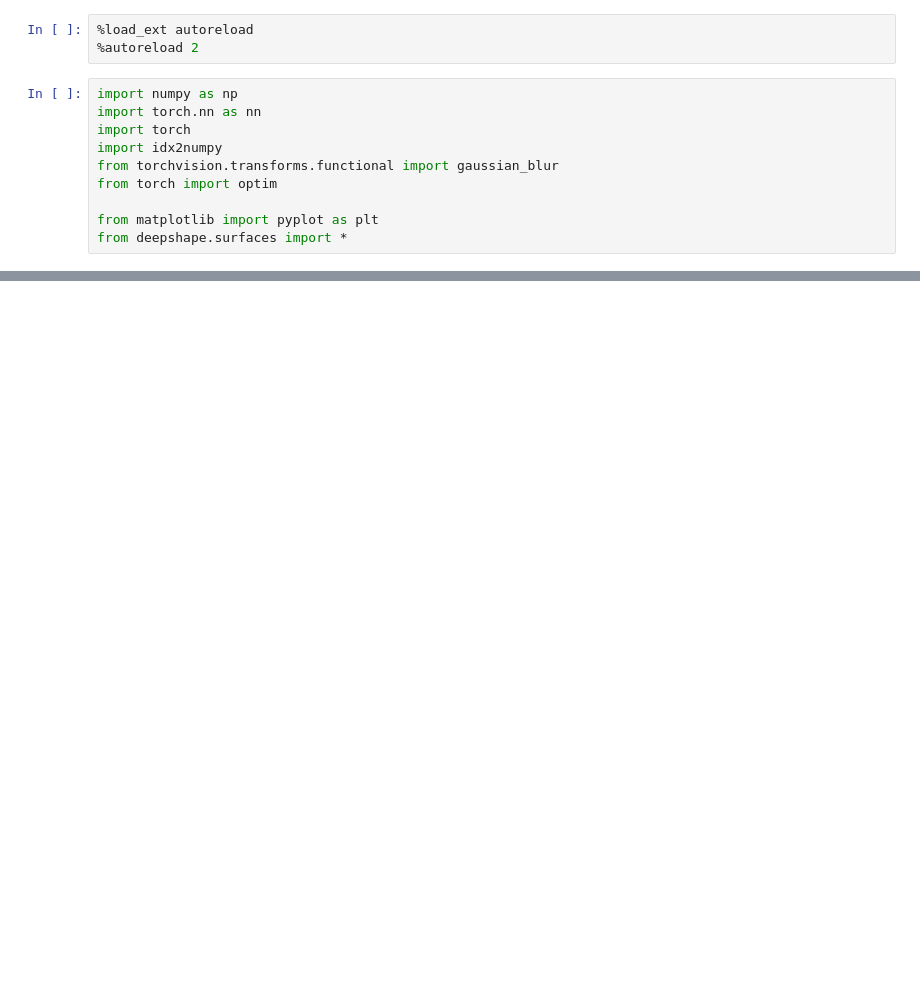
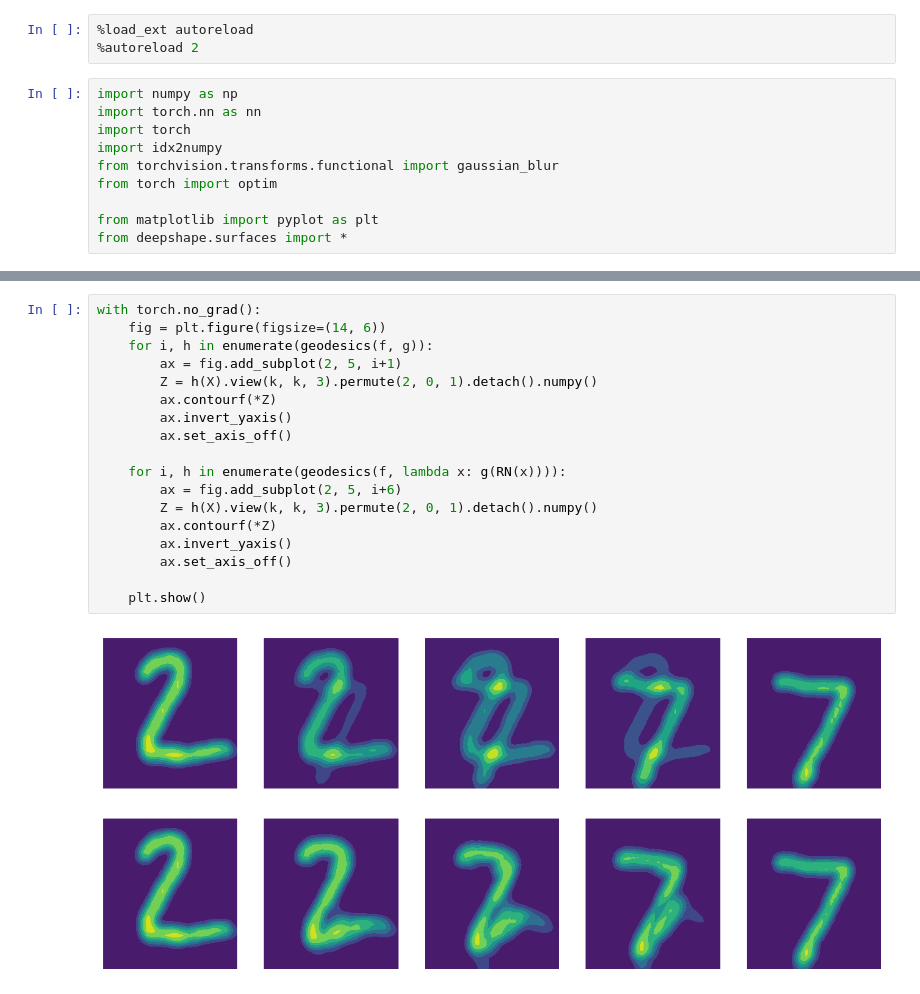
Before and after one commit to jorgenriseth/deepshape, a Jupyter notebook: example-notebooks/Digit Matching.ipynb, the cells around one changed output, grey strips where cells are left out. Drawn from its saved outputs; the diff is of its cells as text; blank space fills up the shorter version.

```diff
--- a/example-notebooks/Digit Matching.ipynb
+++ b/example-notebooks/Digit Matching.ipynb
@@ -159,0 +193,20 @@ plt.show()
+# %%
+with torch.no_grad():
+    fig = plt.figure(figsize=(14, 6))
+    for i, h in enumerate(geodesics(f, g)):
+        ax = fig.add_subplot(2, 5, i+1)
+        Z = h(X).view(k, k, 3).permute(2, 0, 1).detach().numpy()
+        ax.contourf(*Z)
+        ax.invert_yaxis()
+        ax.set_axis_off()
+
+    for i, h in enumerate(geodesics(f, lambda x: g(RN(x)))):
+        ax = fig.add_subplot(2, 5, i+6)
+        Z = h(X).view(k, k, 3).permute(2, 0, 1).detach().numpy()
+        ax.contourf(*Z)
+        ax.invert_yaxis()
+        ax.set_axis_off()
+
+    plt.show()
+# %% [output]
+[figure, added]
```
Also changed, not shown: parts of 4 cells of this notebook, 2 other files.
